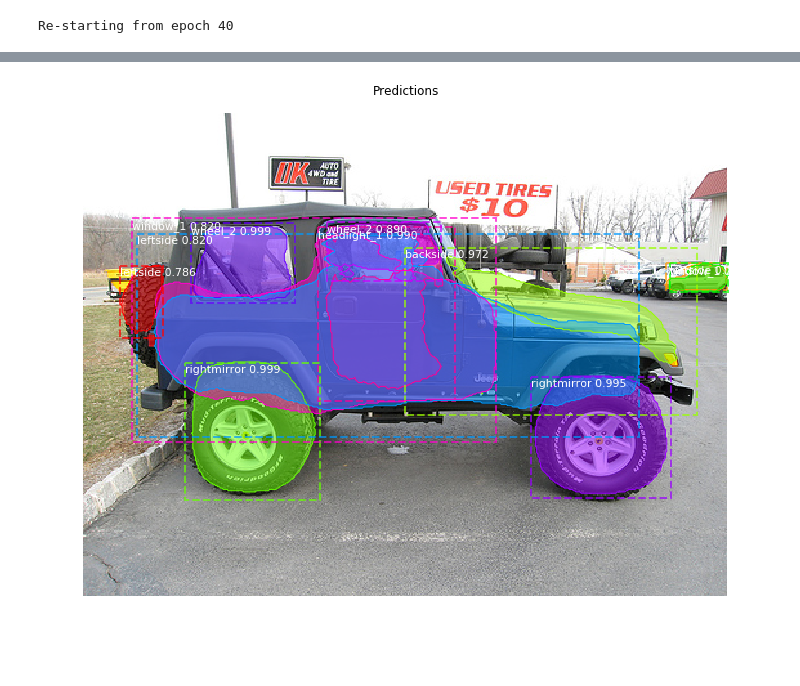
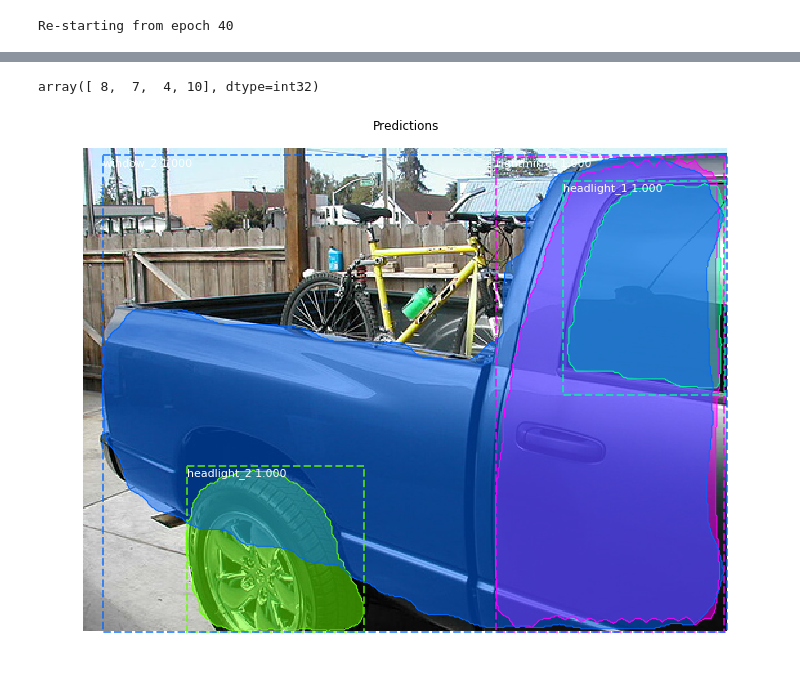
Before and after one commit to samulic/Mask_RCNN, a Jupyter notebook: samples/car_part_segmentation/model_testing.ipynb, the cells around one changed output, grey strips where cells are left out. Cells and saved outputs as stored; diff of their text form; code cells hidden in the pictures.

```diff
--- a/samples/car_part_segmentation/model_testing.ipynb
+++ b/samples/car_part_segmentation/model_testing.ipynb
@@ -107,11 +129,15 @@ Re-starting from epoch 40
+# %%
+result['class_ids']
+# %% [output]
+array([ 8,  7,  4, 10], dtype=int32)
 # %%
 #select an image
-img = dataset_val.load_image(4)
+img = dataset_train.load_image(2)
 result = model.detect([img])[0]
 ax = make_subplot(rows=1, size=12)
 
 img = visualize.display_instances(img, result['rois'], result['masks'], result['class_ids'],
                             dataset_train.class_names, colors, result['scores'], ax=ax,
                             title="Predictions")
 # %% [output]
-[figure, old version]
+[figure, new version]
```
Also changed, not shown: parts of 5 cells of this notebook, 1 other file.
